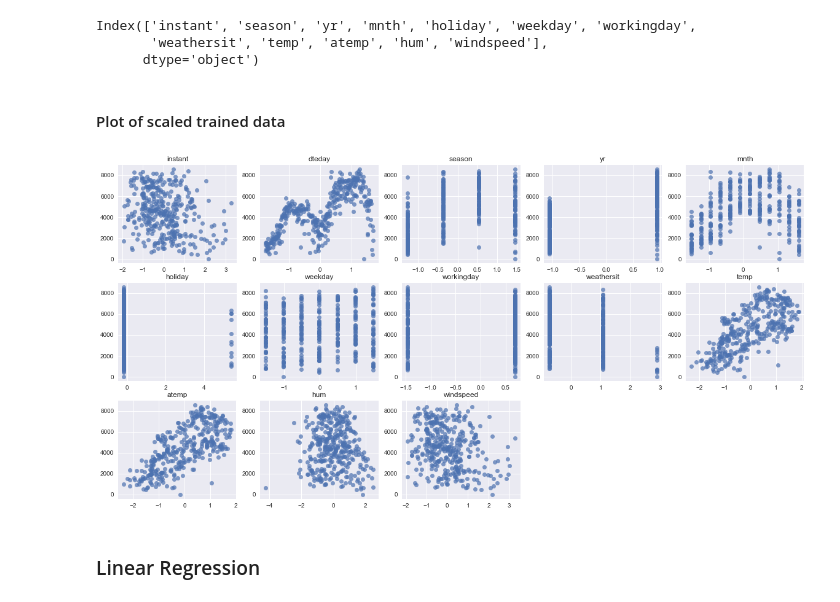
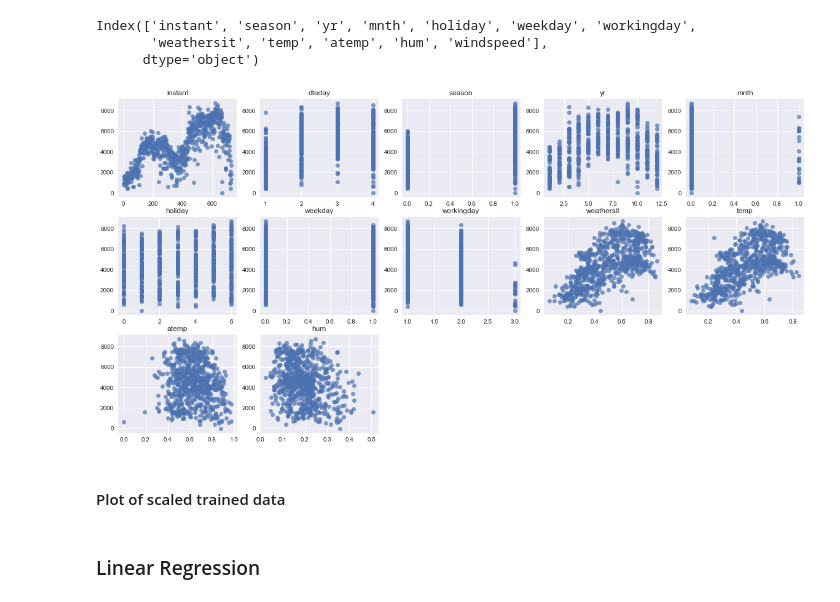
Before and after one commit to olarewo/Machine_Learning, a Jupyter notebook: Bike_Rental_git.ipynb, the cells around one changed output. Drawn from its saved outputs; the diff is of its cells as text; code cells hidden in the pictures.

```diff
--- a/Bike_Rental_git.ipynb
+++ b/Bike_Rental_git.ipynb
@@ -110,23 +110,15 @@ Index(['instant', 'season', 'yr', 'mnth', 'holiday', 'weekday', 'workingday',
 # %%
 fig, axes = plt.subplots(3, 5, figsize=(20, 10))
 for i, ax in enumerate(axes.ravel()):
-    if i > 12:
+    if i > 11:
         ax.set_visible(False)
         continue
     ax.plot(X.iloc[:, (i)], y, 'o', alpha=.7)
     ax.set_title(rentals.columns[i])
+# %% [output]
+[figure, added]
 # %% [markdown]
 #### Plot of scaled trained data
-# %%
-fig, axes = plt.subplots(3, 5, figsize=(20, 10))
-for i, ax in enumerate(axes.ravel()):
-    if i > 12:
-        ax.set_visible(False)
-        continue
-    ax.plot(X_train_scaled[:, (i-1)], y_train, 'o', alpha=.7)
-    ax.set_title(rentals.columns[i])
-# %% [output]
-[figure, removed]
 # %%
 from sklearn.linear_model import Ridge, RidgeCV, LinearRegression, Lasso, LassoCV, RidgeCV, ElasticNetCV
 from sklearn.model_selection import cross_val_score
```
